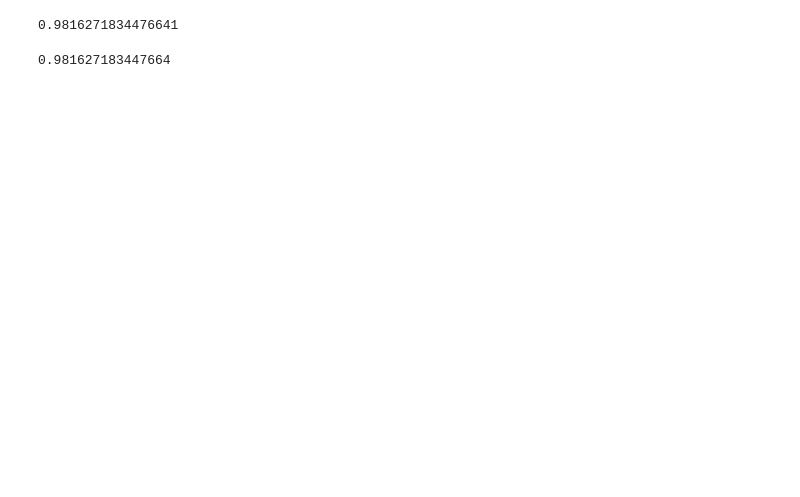
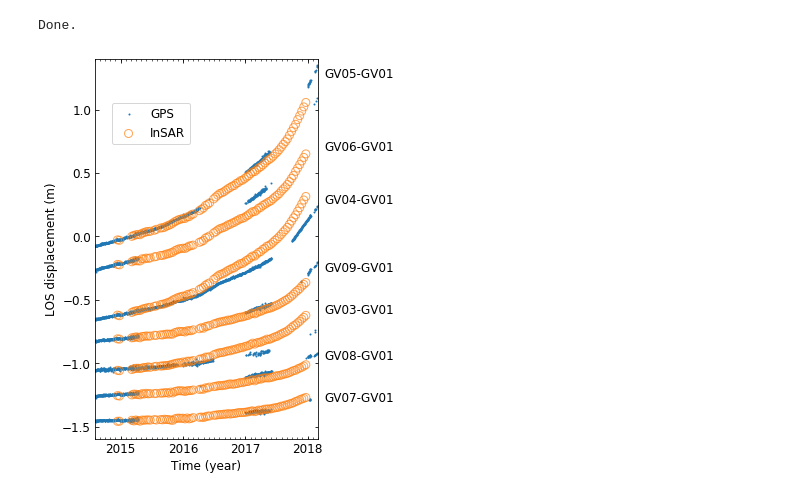
Before and after one commit to geodesymiami/Yunjun_et_al-2019-MintPy, a Jupyter notebook: pysar_vs_gps.ipynb, the cells around one changed output. Drawn from its saved outputs; the diff is of its cells as text; code cells hidden in the pictures; blank space fills up the shorter version.

Commit message:
finalize pysar_vs_gps

```diff
--- a/pysar_vs_gps.ipynb
+++ b/pysar_vs_gps.ipynb
@@ -129,7 +101,0 @@ reading incidenceAngle data from file: /Users/yunjunz/insarlab/Galapagos/Galapag
-# %%
-gps_sites = ['GV03', 'GV04', 'GV05', 'GV06', 'GV07', 'GV08', 'GV09', 'GV10']
-
-for site in gps_sites:
-    gps_times, gps_dis, pysar_times, pysar_dis = read_timeseries(site=site, site_r=site_r)
-    plot_timeseries(site, gps_times, gps_dis, pysar_times, pysar_dis, site_r=site_r,
-                    disp_fig=False, ylim=ylim)
@@ -158,8 +102,36 @@ Common date: 2015-03-07 00:00:00
-# %%
-np.cos(-371 / 180. * np.pi)
-# %% [output]
-0.9816271834476641
-# %%
-np.cos(-11 / 180. * np.pi)
-# %% [output]
-0.981627183447664
+# %%
+gps_sites = ['GV05', 'GV06', 'GV04', 'GV09', 'GV03', 'GV08', 'GV07']
+offsets = np.array([0., 0.2, 0.4, 0.2, 0.25, 0.2, 0.2])
+yfraction = [0.95, 0.76, 0.62, 0.44, 0.33, 0.21, 0.10]
+
+#fig = plt.figure(figsize=(4, 10))
+#ax = fig.add_axes((0.1, 0.05, 0.8, 0.7))
+fig, ax = plt.subplots(figsize=(4, 7))
+
+for i in range(len(gps_sites)):
+    site = gps_sites[i]
+    offset = np.sum(offsets[:i+1])
+    (gps_times,
+     gps_dis,
+     pysar_times,
+     pysar_dis) = read_timeseries(site=site, site_r=site_r)[0:4]
+    ax = plot_timeseries(ax, site, gps_times, gps_dis, pysar_times, pysar_dis, site_r=site_r,
+                         disp_fig=False, offset=offset, ylabel_fraction=yfraction[i])
+
+ax = pp.auto_adjust_xaxis_date(ax, ts_obj.yearList)[0]
+ax.set_ylim((-1.6, 1.4))
+ax.set_xlabel('Time (year)', fontsize=font_size)
+ax.set_ylabel('LOS displacement (m)', fontsize=font_size)
+#ax.set_title('InSAR vs GPS', fontsize=font_size)
+ax.tick_params(which='both', direction='in', labelsize=font_size,
+               bottom=True, top=True, left=True, right=True)
+ax.tick_params(labelsize=font_size, )
+handles, labels = ax.get_legend_handles_labels()
+ax.legend(handles[0:2], labels[0:2], loc='upper left', bbox_to_anchor=(0.05, 0.9), fontsize=font_size)
+print('Done.')
+
+plt.savefig('insar_vs_gps_point_ts.jpg', bbox_inches='tight', transparent=True, dpi=fig_dpi)
+plt.show()
+# %% [output]
+Done.
+[figure, added]
```
Also changed, not shown: parts of 4 cells of this notebook, 1 other file.
